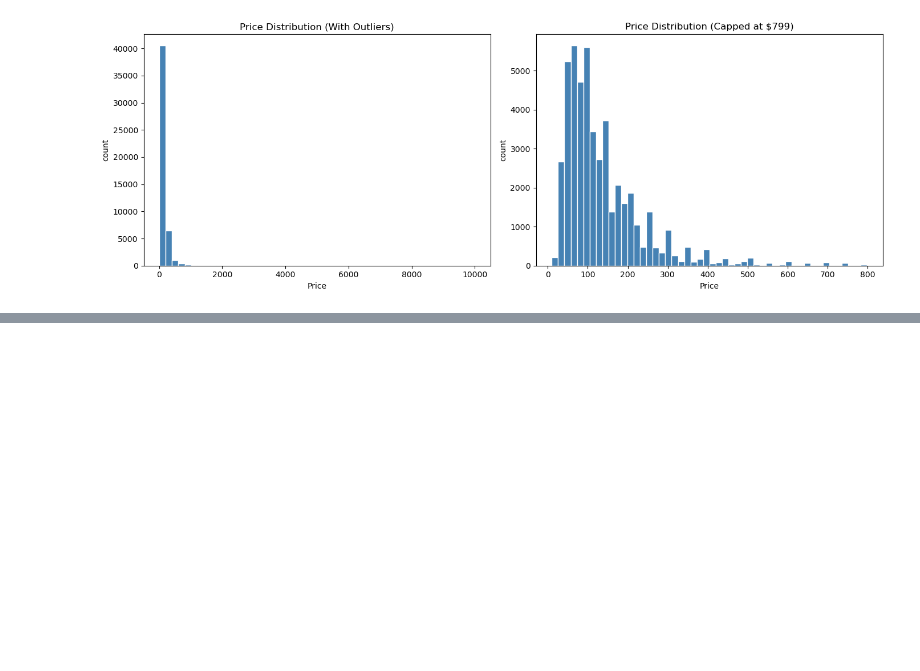
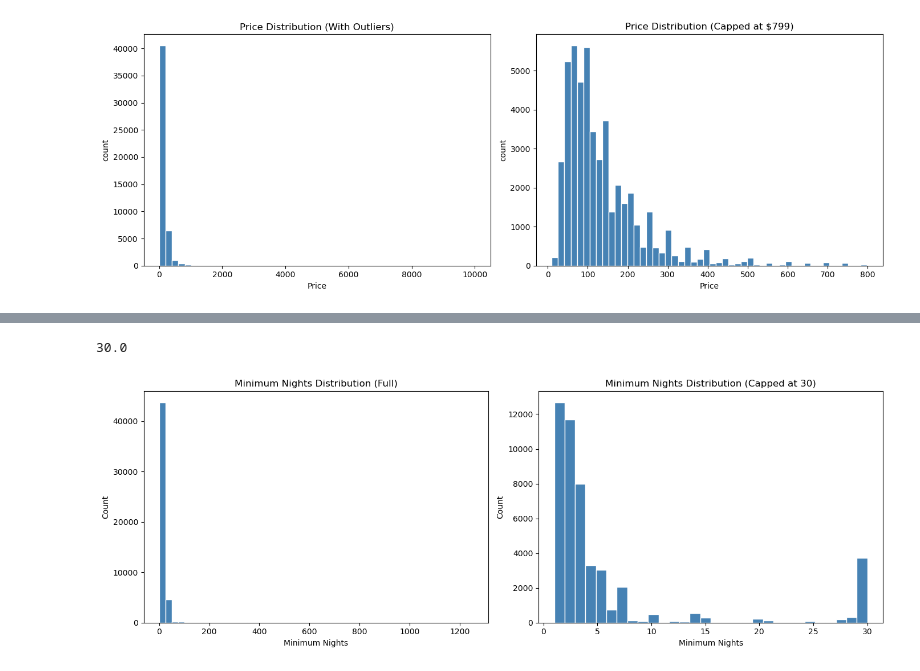
Before and after one commit to FrequentNotebook/AB_NYC-Data-Cleaning, a Jupyter notebook: AB_NYC_2019 EDA.ipynb, the cells around one changed output, grey strips where cells are left out. Saved outputs shown, nothing was run; the diff lists cells and outputs as text; code cells hidden in the pictures; blank space fills up the shorter version.

```diff
--- a/AB_NYC_2019 EDA.ipynb
+++ b/AB_NYC_2019 EDA.ipynb
@@ -269,0 +314,28 @@ of reviews have no meaningful linear relationship in this dataset.
+# %%
+# check the minimum stay at 95th percentile
+
+print(df['minimum_nights'].quantile(0.95))
+# %% [output]
+30.0
+# %%
+# plot the distribution of minimum_nights with full nights and nights capped at 30 days
+
+fig, axes = plt.subplots(1, 2, figsize=(14, 5))
+
+# full distribution
+axes[0].hist(df['minimum_nights'], bins=50, color='steelblue', edgecolor='white')
+axes[0].set_title('Minimum Nights Distribution (Full)')
+axes[0].set_xlabel('Minimum Nights')
+axes[0].set_ylabel('Count')
+
+# capped at 95th percentile
+filtered_nights = df[df['minimum_nights'] <= 30]
+axes[1].hist(filtered_nights['minimum_nights'], bins=30, color='steelblue', edgecolor='white')
+axes[1].set_title('Minimum Nights Distribution (Capped at 30)')
+axes[1].set_xlabel('Minimum Nights')
+axes[1].set_ylabel('Count')
+
+plt.tight_layout()
+plt.show()
+# %% [output]
+[figure, added]
```
Also changed, not shown: parts of 29 cells of this notebook.
